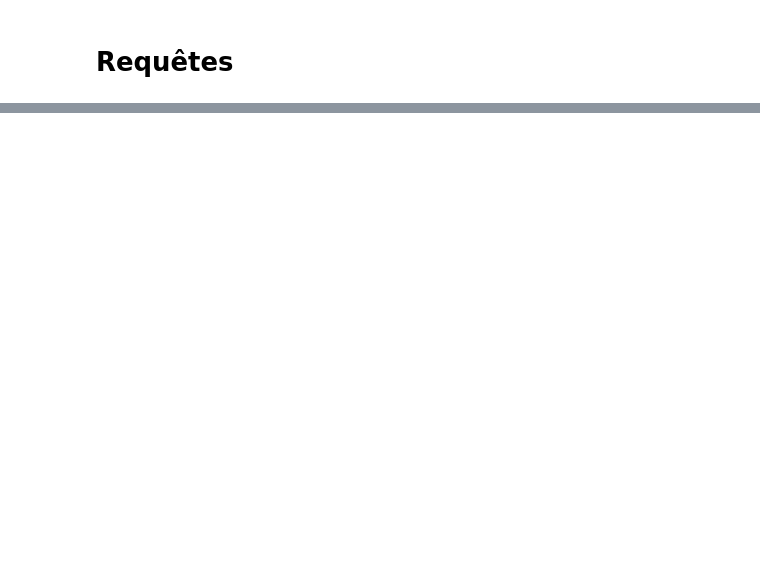
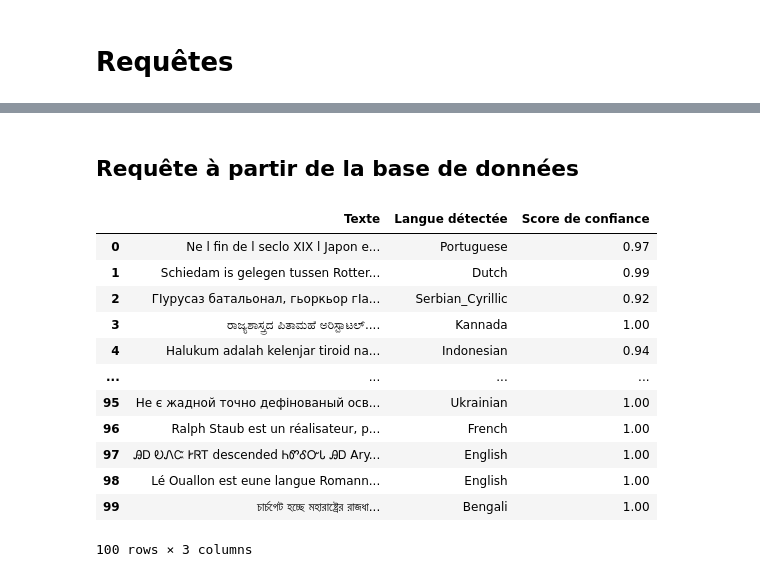
Before and after one commit to SanaeSaccomano/La-visite-commence-ici, a Jupyter notebook: A la découverte du métier/Notebook_Text_Analytics.ipynb, the cells around one changed output, grey strips where cells are left out. Saved outputs shown, nothing was run; the diff lists cells and outputs as text; code cells hidden in the pictures; blank space fills up the shorter version.

```diff
--- a/A la découverte du métier/Notebook_Text_Analytics.ipynb
+++ b/A la découverte du métier/Notebook_Text_Analytics.ipynb
@@ -43,0 +49,4 @@ client = authenticate_client(key, endpoint)
+# %%
+# Cette fonction permet d'importer une base de données créées à partir des données de Wikipedia Language Identification database
+x_text = import_text_wiki(chemin, 'x_test.txt', 'y_test.txt', "labels.csv", 100)
+x_text.head(5)
@@ -152,0 +175,21 @@ df_detection_langue(client, texte)
+# %% [markdown]
+## Requête à partir de la base de données
+# %%
+texte = []
+for i in range(len(x_text)):
+    texte.append([x_text['textes'][i]])
+df_detection_langue(client, texte)
+# %% [output]
+|  | Texte | Langue détectée | Score de confiance |
+| 0 | Ne l fin de l seclo XIX l Japon e... | Portuguese | 0.97 |
+| 1 | Schiedam is gelegen tussen Rotter... | Dutch | 0.99 |
+| 2 | ГIурусаз батальонал, гьоркьор гIа... | Serbian_Cyrillic | 0.92 |
+| 3 | ರಾಜ್ಯಶಾಸ್ತ್ರದ ಪಿತಾಮಹೆ ಅರಿಸ್ಟಾಟಲ್.... | Kannada | 1.00 |
+| 4 | Halukum adalah kelenjar tiroid na... | Indonesian | 0.94 |
+| ... | ... | ... | ... |
+| 95 | Не є жадной точно дефінованый осв... | Ukrainian | 1.00 |
+| 96 | Ralph Staub est un réalisateur, p... | French | 1.00 |
+| 97 | ᎯᎠ ᎧᏁᏨ ᎨᏒᎢ descended ᏂᏛᎴᏅᏓ ᎯᎠ Ary... | English | 1.00 |
+| 98 | Lé Ouallon est eune langue Romann... | English | 1.00 |
+| 99 | চার্চগেট হচ্ছে মহারাষ্ট্রের রাজধা... | Bengali | 1.00 |
+100 rows × 3 columns
```
Also changed, not shown: parts of 10 cells of this notebook.
